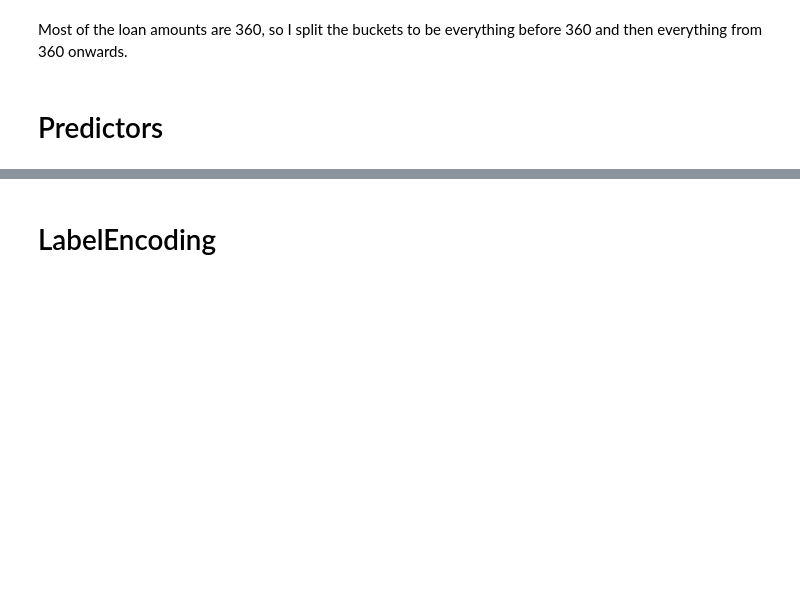
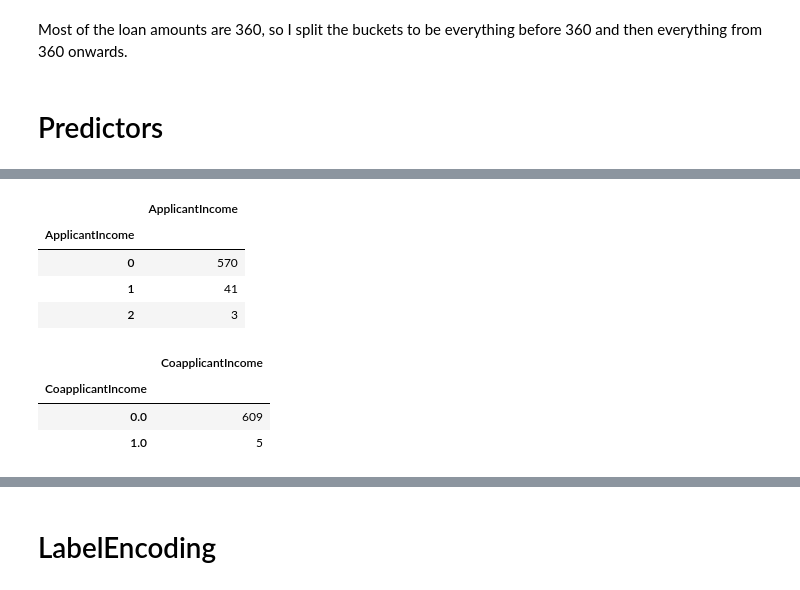
Before and after one commit to mencer456/Assignment3-Classification, a Jupyter notebook: Assignment3-Classification.ipynb, the cells around one changed output, grey strips where cells are left out. Saved outputs shown, nothing was run; the diff lists cells and outputs as text; code cells hidden in the pictures; blank space fills up the shorter version.

```diff
--- a/Assignment3-Classification.ipynb
+++ b/Assignment3-Classification.ipynb
@@ -385,0 +425,15 @@ Most of the loan amounts are 360, so I split the buckets to be everything before
+# %%
+df.groupby(['ApplicantIncome']).agg({'ApplicantIncome':'count'})
+# %% [output]
+|  | ApplicantIncome |
+| ApplicantIncome |  |
+| 0 | 570 |
+| 1 | 41 |
+| 2 | 3 |
+# %%
+df.groupby(['CoapplicantIncome']).agg({'CoapplicantIncome':'count'})
+# %% [output]
+|  | CoapplicantIncome |
+| CoapplicantIncome |  |
+| 0.0 | 609 |
+| 1.0 | 5 |
```
Also changed, not shown: parts of 19 cells of this notebook.
